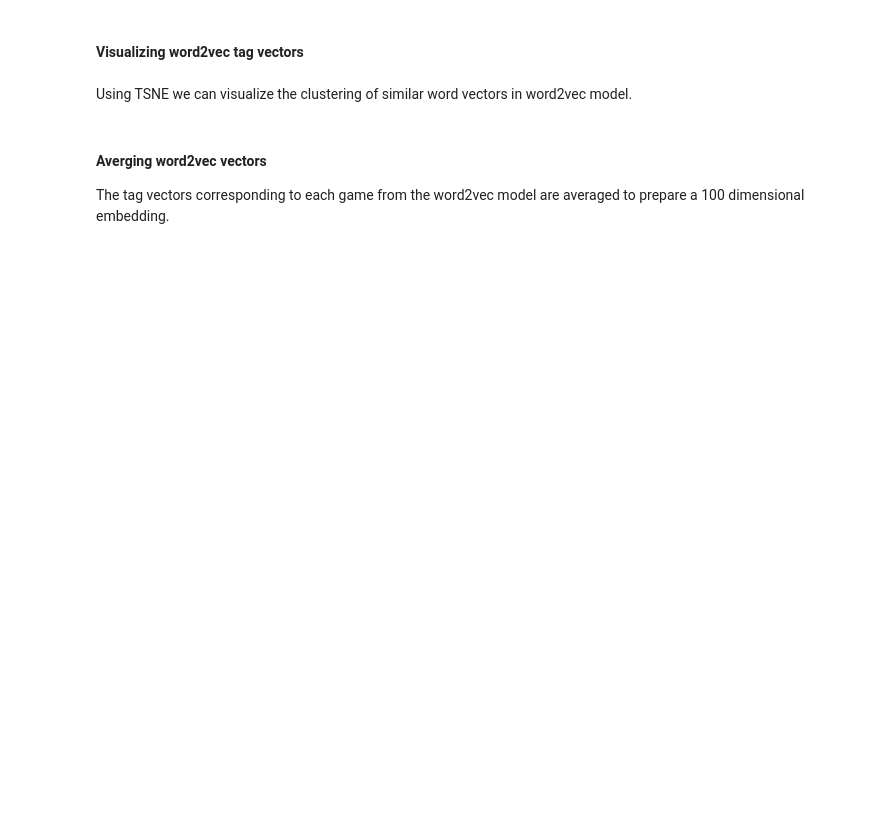
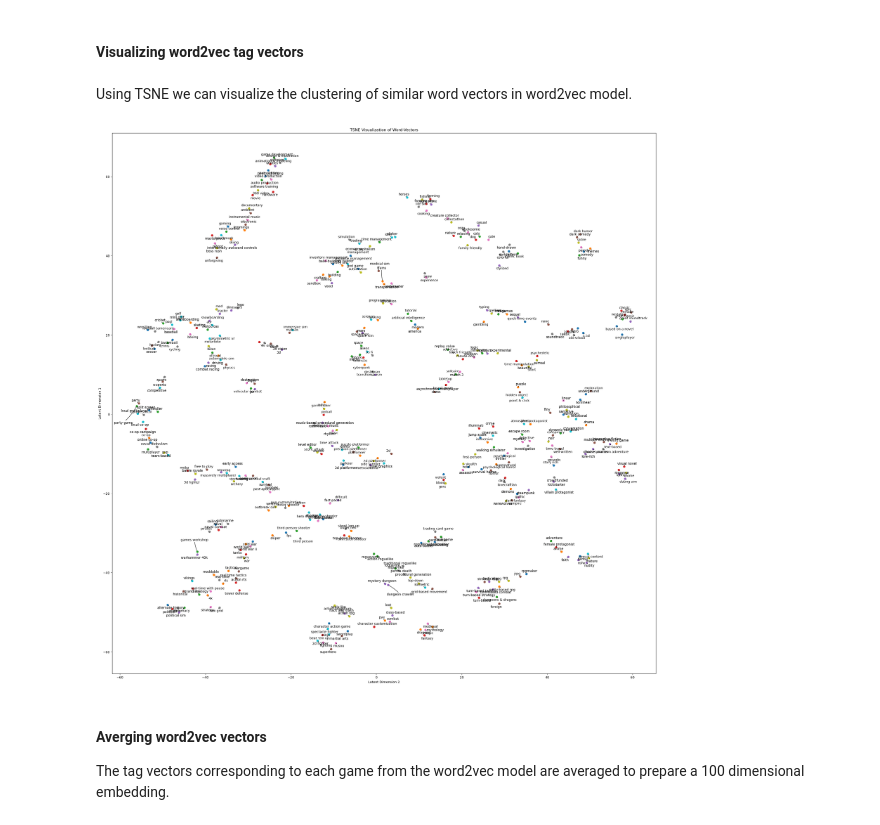
Before and after one commit to Lastek/cs345-group-project, a Jupyter notebook: CS345_Project.ipynb, the cells around one changed output. Drawn from its saved outputs; the diff is of its cells as text; code cells hidden in the pictures; blank space fills up the shorter version.

```diff
--- a/CS345_Project.ipynb
+++ b/CS345_Project.ipynb
@@ -462,0 +580,5 @@ model.wv.similar_by_vector(sent, topn=len(sentences[9]))
+# %%
+tags_w2v_model = s_word2vec(n_features=150, min_wc=10, context=10)
+w2vmodel = tags_w2v_model.train_model() # train on all tags by default
+w2vmodel.wv.similar_by_key('2d', topn=5)
+# model.wv.similarity('2d', '3d')
@@ -469,12 +625,6 @@ model.wv['action'][:10]
 # %% [markdown]
 Using TSNE we can visualize the clustering of similar word vectors in word2vec model.
 # %%
-from sklearn.manifold import TSNE
-import matplotlib.pyplot as plt
-# conda install adjustText::conda-forge
-from adjustText import adjust_text
-from sklearn.decomposition import PCA
-
 """ Code for graphing from:
     https://github.com/arsena-k/Word2Vec-bias-extraction/blob/master/Part_A_W2V_training_performance_exploring.ipynb
 """
@@ -512,35 +662,37 @@ def tsne_plot(words, vectors, iterations, seed, title):
     adjust_text(
         texts,
         expand=(6,5),
         explode_radius=(15),
         avoid_self=False,
         max_move=(13,13),
         force_text=(4,5),
         force_explode=(5,5),
         # force_static=(10,15),
         # pull_threshold=20,
         # force_pull=(0.1,0.1),
         arrowprops=dict(arrowstyle="->", connectionstyle="arc3,rad=0.08"),
     )
     plt.ylabel("Latent Dimension 1")
     plt.xlabel("Latent Dimension 2")
     plt.title(title)
     plt.show()
 
 
 my_word_list, my_word_vectors, label = [], [], []
 
-for i in model.wv.index_to_key:
+for i in w2vmodel.wv.index_to_key:
     try:
         if my_word_list not in my_word_list:
-            my_word_vectors.append(model.wv[i])
+            my_word_vectors.append(w2vmodel.wv[i])
             my_word_list.append(i)
     except (
         KeyError
     ):  # if one of the words_to_explore is not in the model vocab, just skip it
         continue
 
 tsne_plot(my_word_list, my_word_vectors, iterations=2000, seed=23, title="TSNE Visualization of Word-Vectors")
+# %% [output]
+[figure, added]
 # %% [markdown]
 #### Averging word2vec vectors
 The tag vectors corresponding to each game from the word2vec model are averaged to prepare a 100 dimensional embedding.
```
Also changed, not shown: parts of 76 cells of this notebook.
